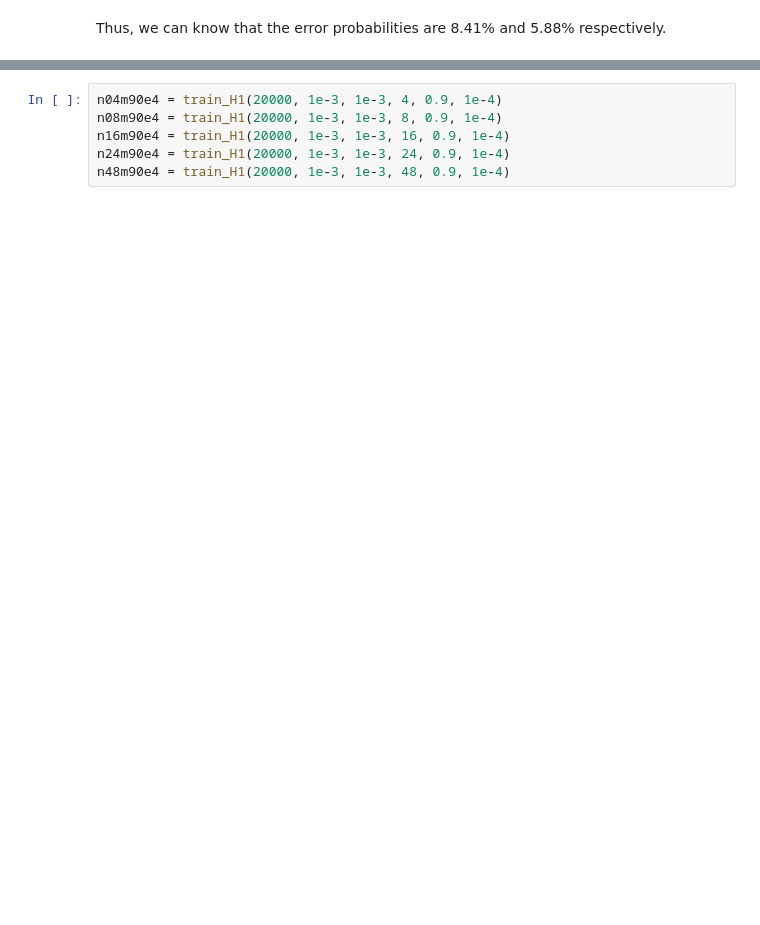
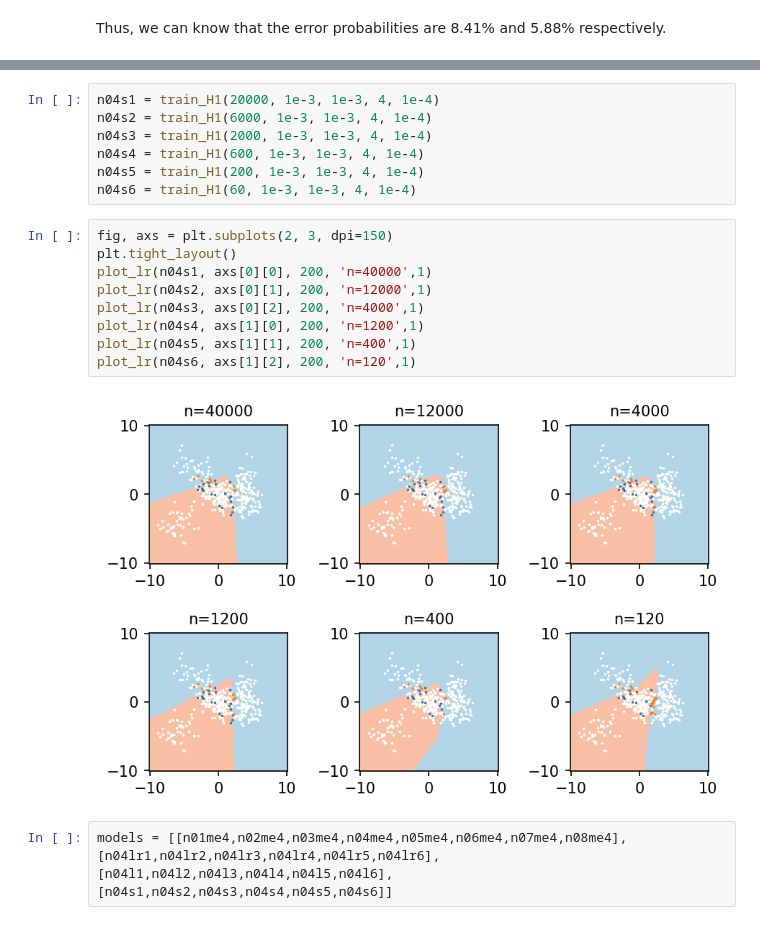
Before and after one commit to lcy0x1/ECE283, a Jupyter notebook: src/hw2/hw2.ipynb, the cells around one changed output, grey strips where cells are left out. Saved outputs shown, nothing was run; the diff lists cells and outputs as text; blank space fills up the shorter version.

```diff
--- a/src/hw2/hw2.ipynb
+++ b/src/hw2/hw2.ipynb
@@ -263,6 +392,23 @@ n32m80e4 = train_H1(20000, 1e-3, 1e-3, 32, 0.80, 1e-4)
 # %%
-n04m90e4 = train_H1(20000, 1e-3, 1e-3, 4, 0.9, 1e-4)
-n08m90e4 = train_H1(20000, 1e-3, 1e-3, 8, 0.9, 1e-4)
-n16m90e4 = train_H1(20000, 1e-3, 1e-3, 16, 0.9, 1e-4)
-n24m90e4 = train_H1(20000, 1e-3, 1e-3, 24, 0.9, 1e-4)
-n48m90e4 = train_H1(20000, 1e-3, 1e-3, 48, 0.9, 1e-4)
+n04s1 = train_H1(20000, 1e-3, 1e-3, 4, 1e-4)
+n04s2 = train_H1(6000, 1e-3, 1e-3, 4, 1e-4)
+n04s3 = train_H1(2000, 1e-3, 1e-3, 4, 1e-4)
+n04s4 = train_H1(600, 1e-3, 1e-3, 4, 1e-4)
+n04s5 = train_H1(200, 1e-3, 1e-3, 4, 1e-4)
+n04s6 = train_H1(60, 1e-3, 1e-3, 4, 1e-4)
+# %%
+fig, axs = plt.subplots(2, 3, dpi=150)
+plt.tight_layout()
+plot_lr(n04s1, axs[0][0], 200, 'n=40000',1)
+plot_lr(n04s2, axs[0][1], 200, 'n=12000',1)
+plot_lr(n04s3, axs[0][2], 200, 'n=4000',1)
+plot_lr(n04s4, axs[1][0], 200, 'n=1200',1)
+plot_lr(n04s5, axs[1][1], 200, 'n=400',1)
+plot_lr(n04s6, axs[1][2], 200, 'n=120',1)
+# %% [output]
+[figure, added]
+# %%
+models = [[n01me4,n02me4,n03me4,n04me4,n05me4,n06me4,n07me4,n08me4],
+[n04lr1,n04lr2,n04lr3,n04lr4,n04lr5,n04lr6],
+[n04l1,n04l2,n04l3,n04l4,n04l5,n04l6],
+[n04s1,n04s2,n04s3,n04s4,n04s5,n04s6]]
```
Also changed, not shown: parts of 43 cells of this notebook, 2 other files.
